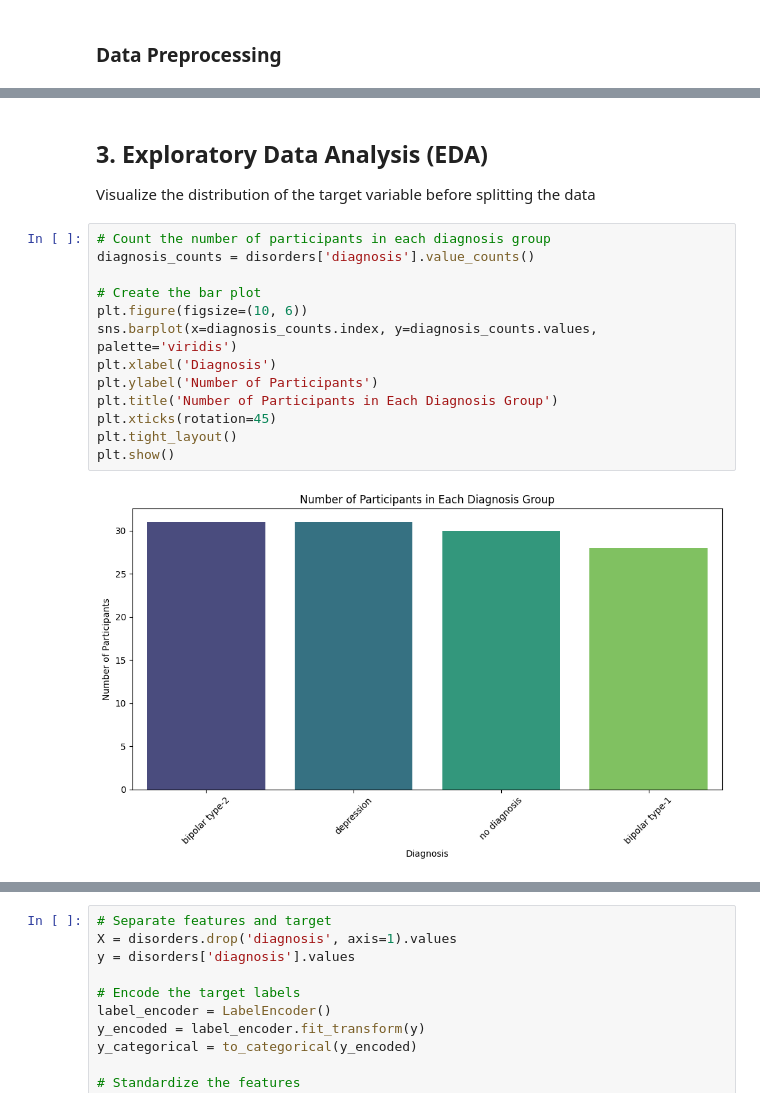
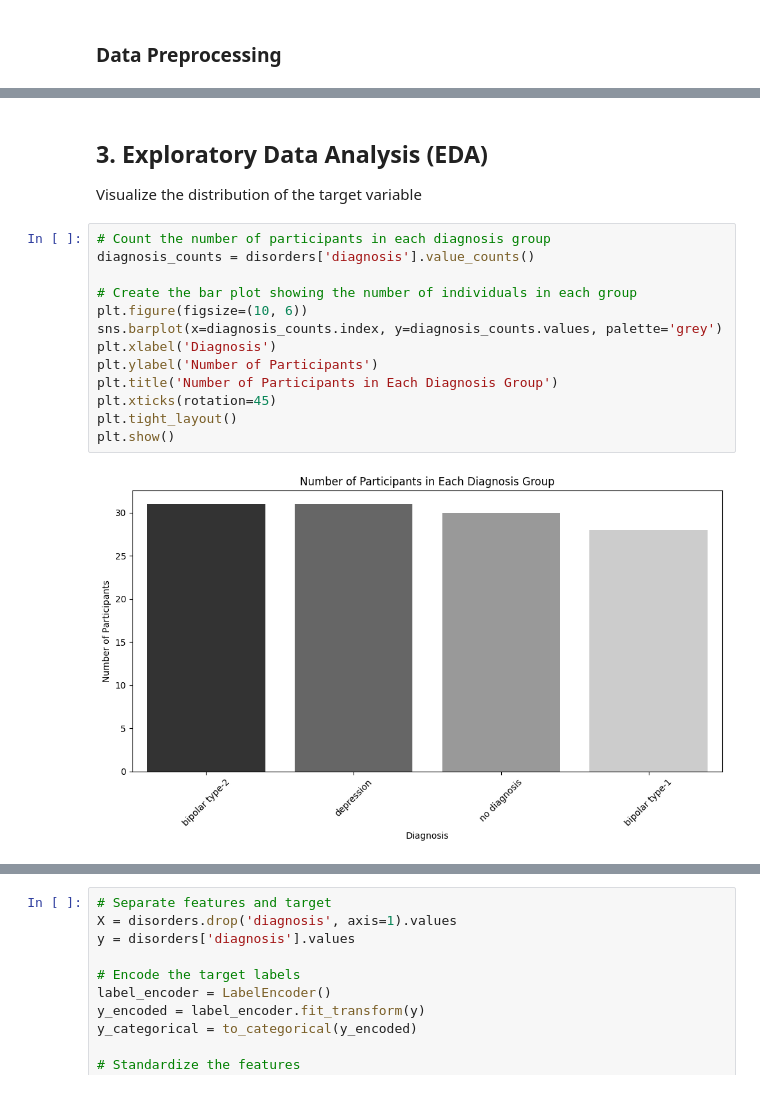
Before and after one commit to zcherr/disorder_classification, a Jupyter notebook: disorder_NN.ipynb, the cells around one changed output, grey strips where cells are left out. Drawn from its saved outputs; the diff is of its cells as text.

```diff
--- a/disorder_NN.ipynb
+++ b/disorder_NN.ipynb
@@ -108,18 +115,19 @@ disorders.head(5)
 # %% [markdown]
 ## 3. Exploratory Data Analysis (EDA)
-Visualize the distribution of the target variable before splitting the data
+
+Visualize the distribution of the target variable
 # %%
 # Count the number of participants in each diagnosis group
 diagnosis_counts = disorders['diagnosis'].value_counts()
 
-# Create the bar plot
+# Create the bar plot showing the number of individuals in each group
 plt.figure(figsize=(10, 6))
-sns.barplot(x=diagnosis_counts.index, y=diagnosis_counts.values, palette='viridis')
+sns.barplot(x=diagnosis_counts.index, y=diagnosis_counts.values, palette='grey')
 plt.xlabel('Diagnosis')
 plt.ylabel('Number of Participants')
 plt.title('Number of Participants in Each Diagnosis Group')
 plt.xticks(rotation=45)
 plt.tight_layout()
 plt.show()
 # %% [output]
-[figure, old version]
+[figure, new version]
```
Also changed, not shown: parts of 47 cells of this notebook.
